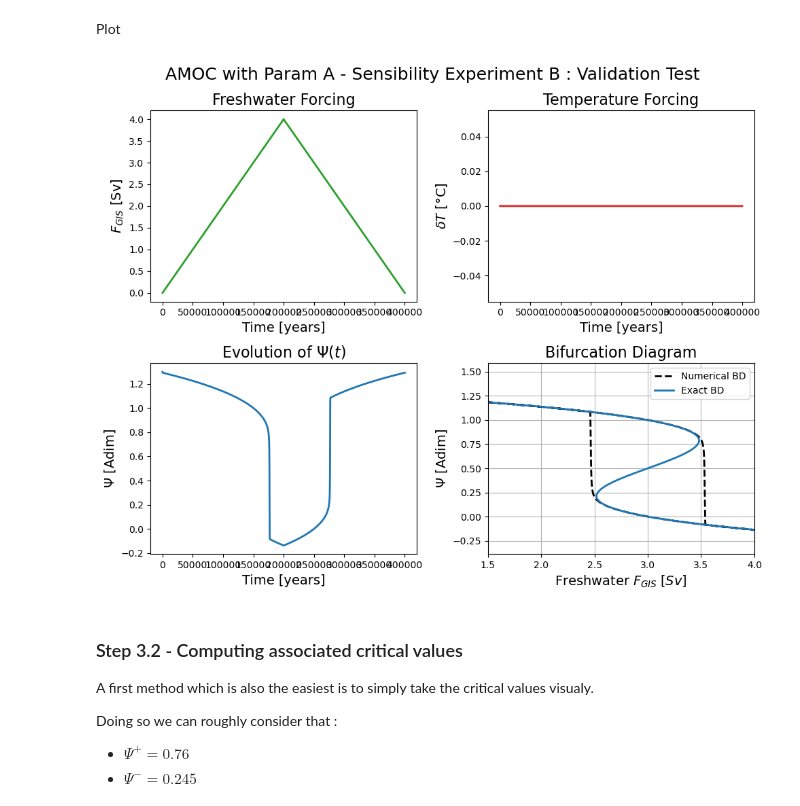
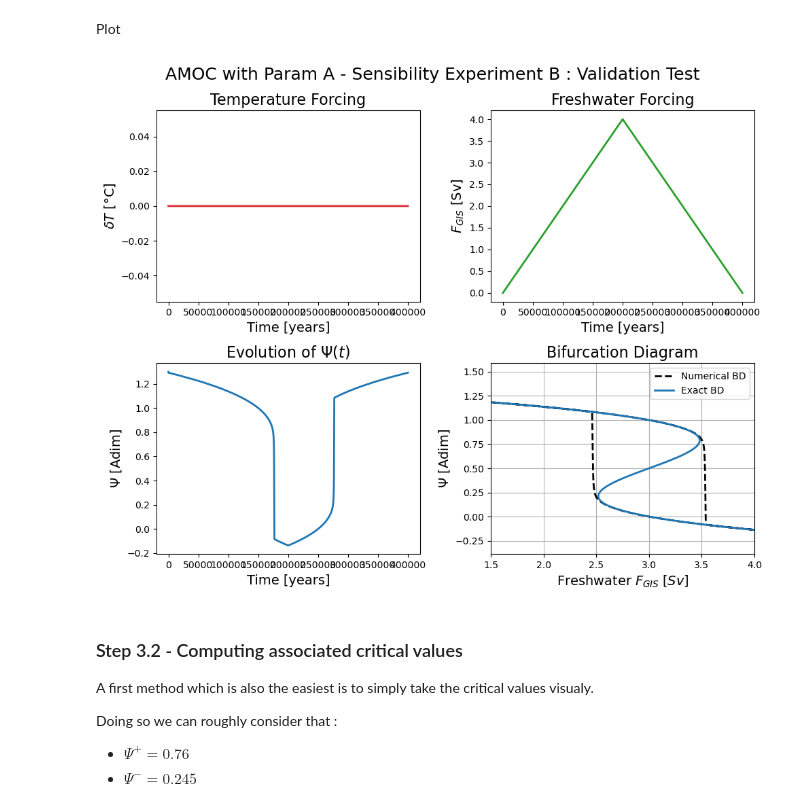
Before and after one commit to VUB-HYDR/2025_Laridon_etal_ORE, a Jupyter notebook: ATCM.ipynb, the cells around one changed output. Drawn from its saved outputs; the diff is of its cells as text; code cells hidden in the pictures.

Commit message:
start cleaning ATCM

```diff
--- a/ATCM.ipynb
+++ b/ATCM.ipynb
@@ -58,5 +71,5 @@ import matplotlib.gridspec as gridspec
 
 Files containing data necessary for running SURFER are available in the folder SURFER_v3 available on [url_link] In the cell below, please enter the path to where you downloaded the folder SURFER_v3 on your machine.
 # %%
-base_path = 'C:\\Users\\AL000111\\Documents\\Publication\\Laridon_2025_MScThesis\\GitHub'
+base_path = 'C:\\Users\\AL000111\\Documents\\Publication\\Laridon_et_al_2025'
 # %% [markdown]
@@ -68,0 +77,7 @@ save_fig_dir_mem = r"C:\Users\AL000111\Documents\Mémoire\Code\LPHYS2299-Master-
+# %%
+# default
+figures_path = os.path.join(base_path, 'figures\\ATCM\\')
+print(figures_path)
+
+# custom path
+# figures_path = '/custom/path/for/figures/'
@@ -408,16 +153,0 @@ def dV_dt(V, T_forcing, Psi_forcing, model_parameters):
-# %%
-def f(t, psi, model_parameters):
-    F = amoc_forcing_freshwater(t)
-    T = amoc_forcing_temperature(t)
-    dpsi = np.zeros(1)
-
-    def mu_psi(psi):
-        """Definition of the time scale for the AMOC based on the regime consider"""
-        if crit_time_scale_sep_AMOC < psi:
-            return 1 / model_parameters[6]
-        else:
-            return 1 / model_parameters[7]
-
-    dpsi[0] = mu_psi(psi[0])(-psi[0]**3+a_AMOC*psi[0]**2+b_AMOC*psi[0]+c_AMOC+d_AMOC*T+e_AMOC*F)
-
-    return dpsi
@@ -675,38 +314,38 @@ Plot
 # %%
 fig, axes = plt.subplots(ncols=2, nrows=2, figsize=(10,8))
 ax1, ax2, ax3, ax4 = axes.flatten()
 
 fig.suptitle("AMOC with Param A - Sensibility Experiment B : Validation Test", size=18)
 
-ax1.plot(sol_ExpB.t, forcing_freshwater(sol_ExpB.t), lw=2, color="tab:green")
-ax1.set_title("Freshwater Forcing", size=16)
+ax1.plot(sol_ExpB.t, forcing_temperature(sol_ExpB.t), lw=2, color="tab:red")
+ax1.set_title("Temperature Forcing", size=16)
 ax1.set_xlabel("Time [years]", size=14)
-ax1.set_ylabel(r"$F_{GIS}$ [Sv]", size=14)
+ax1.set_ylabel(r"$\delta T$ [°C]", size=14)
 
-ax2.plot(sol_ExpB.t, forcing_temperature(sol_ExpB.t), lw=2, color="tab:red")
-ax2.set_title("Temperature Forcing", size=16)
+ax2.plot(sol_ExpB.t, forcing_freshwater(sol_ExpB.t), lw=2, color="tab:green")
+ax2.set_title("Freshwater Forcing", size=16)
 ax2.set_xlabel("Time [years]", size=14)
-ax2.set_ylabel(r"$\delta T$ [°C]", size=14)
+ax2.set_ylabel(r"$F_{GIS}$ [Sv]", size=14)
 
 ax3.plot(sol_ExpB.t, sol_ExpB.y[0], lw=2, color="tab:blue")
 ax3.set_title("Evolution of " + r"$\Psi(t)$", size=16)
 ax3.set_xlabel("Time [years]", size=14)
 ax3.set_ylabel(r"$\Psi$ [Adim]", size=14)
 
 ax4.plot(forcing_freshwater(sol_ExpB.t), sol_ExpB.y[0], "k--", lw=2, label="Numerical BD")
 ax4.plot(F,y_range,color="tab:blue", lw=2, label="Exact BD")
 ax4.set_title("Bifurcation Diagram", size=16)
 ax4.set_xlabel("Freshwater " + r"$F_{GIS} \; [Sv]$", size=14)
 ax4.set_ylabel(r"$\Psi$ [Adim]", size=14)
 ax4.set_xlim((1.5, 4))
 ax4.grid()
 
 plt.legend()
 fig.tight_layout()
-plt.savefig(save_fig_dir+'/Validation Test v2/EXPB', dpi=600, bbox_inches="tight")
+plt.savefig(figures_path+'validation_text_EXPB', dpi=600, bbox_inches="tight")
 plt.show()
 # %% [output]
-[figure, old version]
+[figure, new version]
 # %% [markdown]
 ### Step 3.2 - Computing associated critical values
 
```
Also changed, not shown: parts of 63 cells of this notebook, 16 other files.
